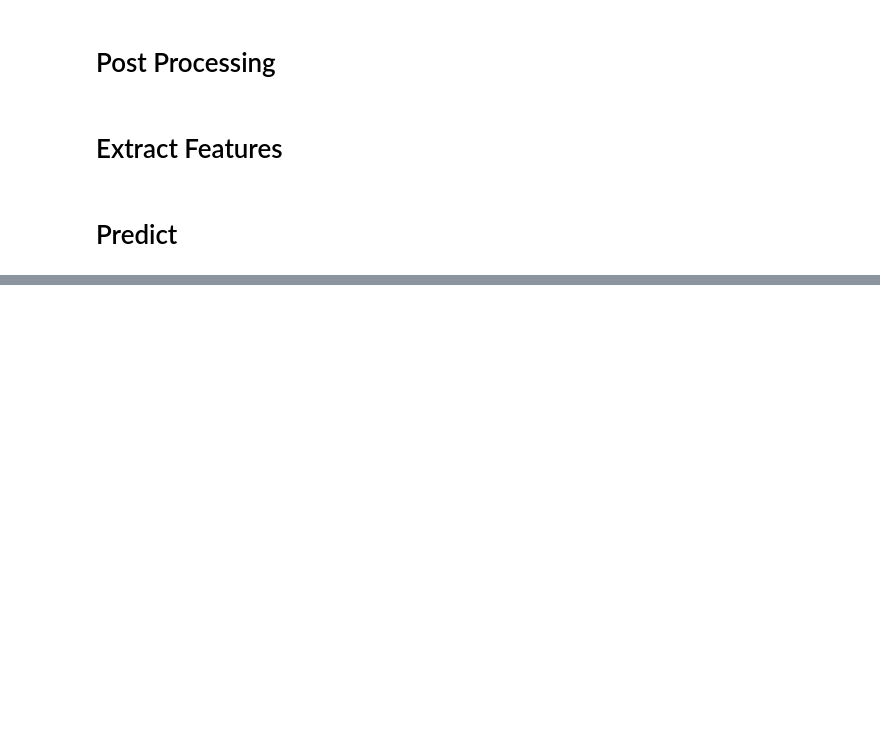
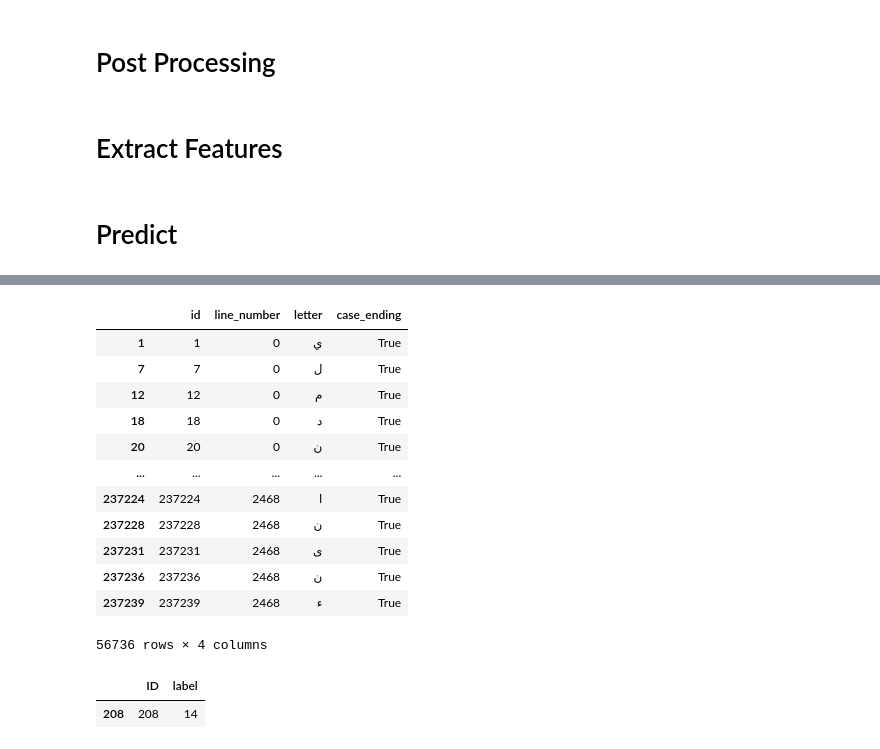
Before and after one commit to zizoisprogramming/arabic-diacritization, a Jupyter notebook: notebooks/full_pipeline.ipynb, the cells around one changed output, grey strips where cells are left out. Saved outputs shown, nothing was run; the diff lists cells and outputs as text; code cells hidden in the pictures; blank space fills up the shorter version.

```diff
--- a/notebooks/full_pipeline.ipynb
+++ b/notebooks/full_pipeline.ipynb
@@ -740,0 +793,16 @@ table[table['pred'] != table['label']]
+# %%
+test_df_ce
+# %% [output]
+|  | id | line_number | letter | case_ending |
+| 1 | 1 | 0 | ي | True |
+| 7 | 7 | 0 | ل | True |
+| 12 | 12 | 0 | م | True |
+| 18 | 18 | 0 | د | True |
+| 20 | 20 | 0 | ن | True |
+| ... | ... | ... | ... | ... |
+| 237224 | 237224 | 2468 | ا | True |
+| 237228 | 237228 | 2468 | ن | True |
+| 237231 | 237231 | 2468 | ى | True |
+| 237236 | 237236 | 2468 | ن | True |
+| 237239 | 237239 | 2468 | ء | True |
+56736 rows × 4 columns
@@ -740,0 +811,5 @@ table[table['pred'] != table['label']]
+# %%
+ce_df[ce_df['ID'] == 208]
+# %% [output]
+|  | ID | label |
+| 208 | 208 | 14 |
```
Also changed, not shown: parts of 33 cells of this notebook.
